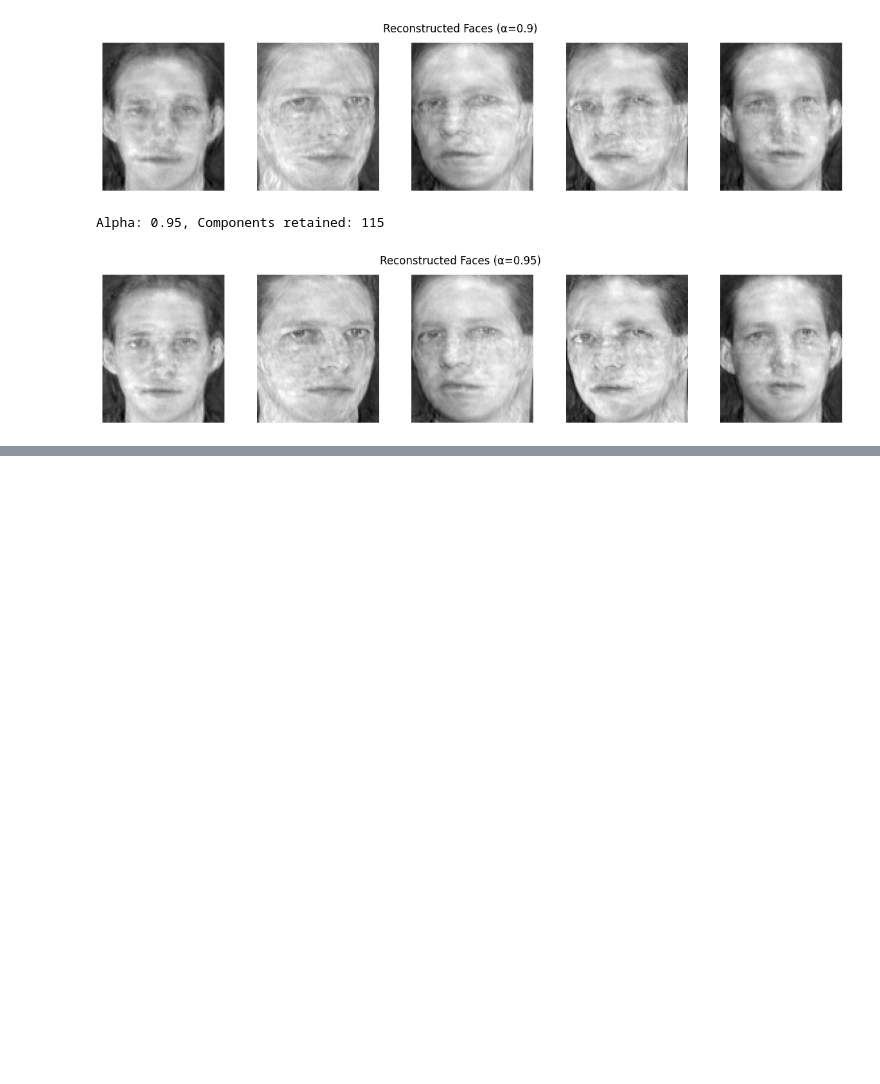
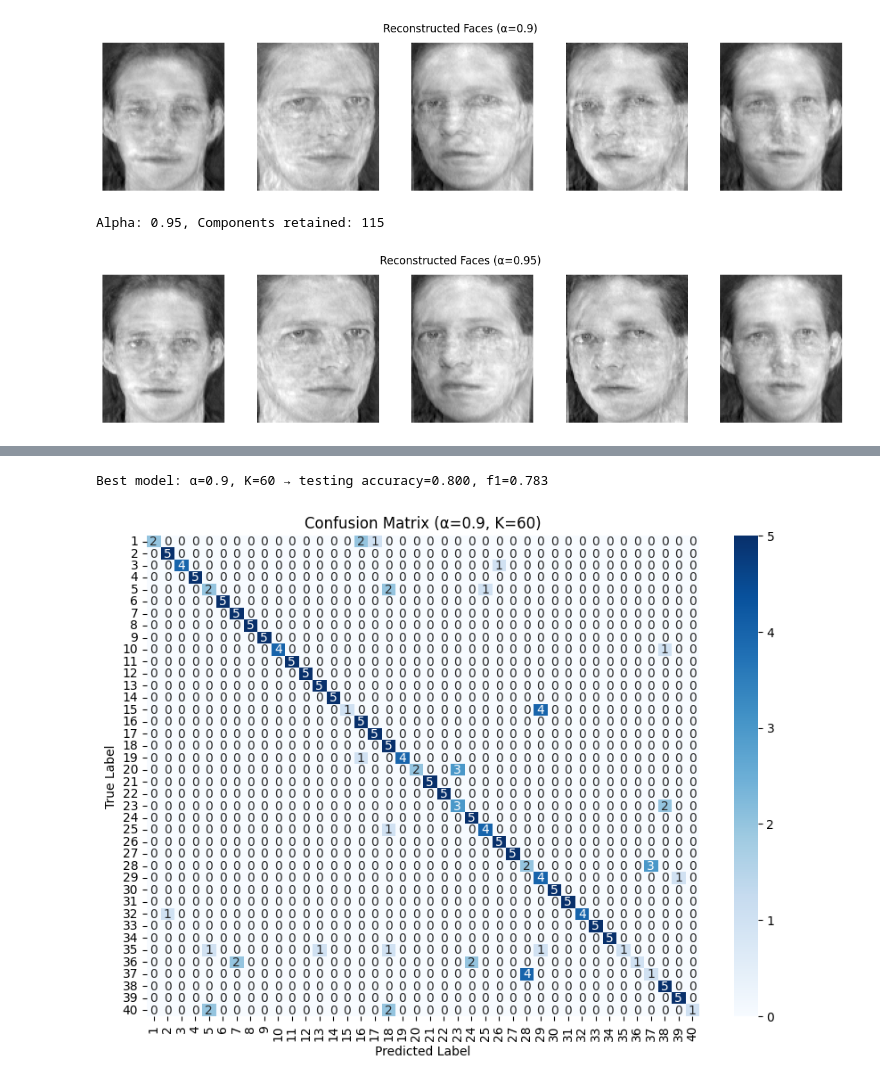
Before and after one commit to MostafaElKaranshawy/Face_Recognition_Problem, a Jupyter notebook: FaceRecognition.ipynb, the cells around one changed output, grey strips where cells are left out. Cells and saved outputs as stored; diff of their text form; code cells hidden in the pictures; blank space fills up the shorter version.

```diff
--- a/FaceRecognition.ipynb
+++ b/FaceRecognition.ipynb
@@ -84,3 +85,15 @@ np.save('./npy/y_test.npy', y_test)
 for alpha in alphas:
     np.save(f'./npy/pca_alpha_{alpha}_train.npy', pca_results[alpha]['X_train_pca'])
     np.save(f'./npy/pca_alpha_{alpha}_test.npy', pca_results[alpha]['X_test_pca'])
+# %%
+def map_cluster_to_id(train_clusters, y_train, K):
+    cluster_to_id = {}
+    for cluster in range(K):
+        members = y_train[train_clusters == cluster]
+
+        if len(members) == 0:
+            cluster_to_id[cluster] = -1
+            print(f"Warning: cluster {cluster} has no members.")
+        else:
+            cluster_to_id[cluster] = np.bincount(members).argmax()
+    return cluster_to_id
@@ -86,0 +220,28 @@ for alpha in alphas:
+# %%
+# Evaluate the best model on the test set
+gmm_best_model = GMM(n_components=best_K, max_iter=100, tol=1e-4, random_state=42)
+gmm_best_model.fit(pca_results[best_alpha]['X_train_pca'])
+train_clusters = gmm_best_model.perform_hard_prediction(pca_results[best_alpha]['X_train_pca'])
+
+# assign each cluster to the most frequent true label in that cluster
+cluster_to_id = map_cluster_to_id(train_clusters, y_train, best_K)
+
+# test clusters
+test_clusters = gmm_best_model.perform_hard_prediction(pca_results[best_alpha]['X_test_pca'])
+y_pred = np.array([cluster_to_id[c] for c in test_clusters])
+
+test_acc = accuracy_score(y_test, y_pred)
+f1  = f1_score(y_test, y_pred, average='macro')
+print(f"Best model: α={best_alpha}, K={best_K} → testing accuracy={test_acc:.3f}, f1={f1:.3f}")
+
+# Confusion matrix
+cm = confusion_matrix(y_test, y_pred)
+plt.figure(figsize=(10, 7))
+sns.heatmap(cm, annot=True, fmt='d', cmap='Blues', xticklabels=np.arange(1, 41), yticklabels=np.arange(1, 41))
+plt.title(f"Confusion Matrix (α={best_alpha}, K={best_K})")
+plt.xlabel('Predicted Label')
+plt.ylabel('True Label')
+plt.show()
+# %% [output]
+Best model: α=0.9, K=60 → testing accuracy=0.800, f1=0.783
+[figure, added]
```
Also changed, not shown: parts of 2 cells of this notebook, 1 other file.
